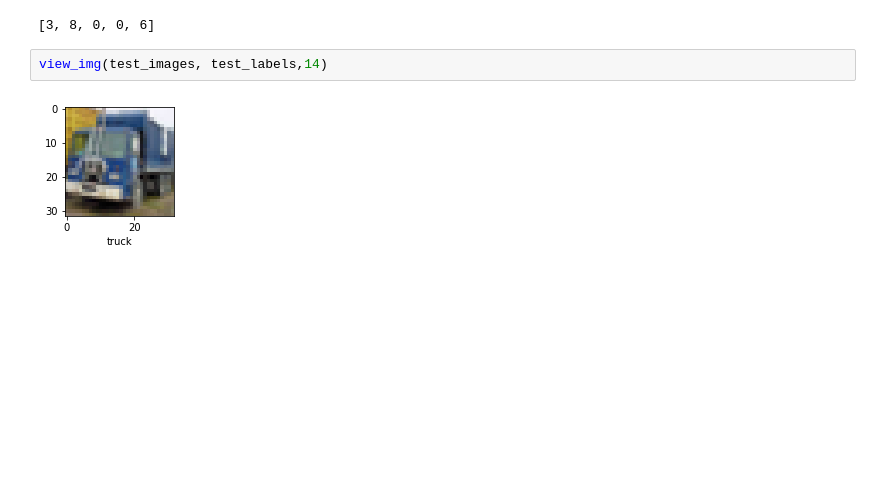
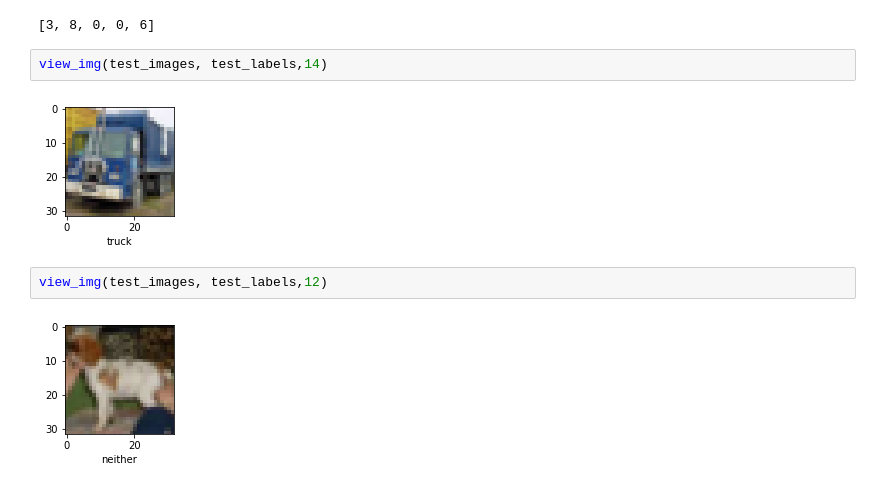
Before and after one commit to RiyaMathew-11/image-classifier, a Jupyter notebook: cif_train.ipynb, the cells around one changed output. Saved outputs shown, nothing was run; the diff lists cells and outputs as text; blank space fills up the shorter version.

```diff
--- a/cif_train.ipynb
+++ b/cif_train.ipynb
@@ -169,3 +169,7 @@ labelled_classes[:5]
 view_img(test_images, test_labels,14)
 # %% [output]
 [figure]
+# %%
+view_img(test_images, test_labels,12)
+# %% [output]
+[figure, added]
```
Also changed, not shown: parts of 1 cell of this notebook.
